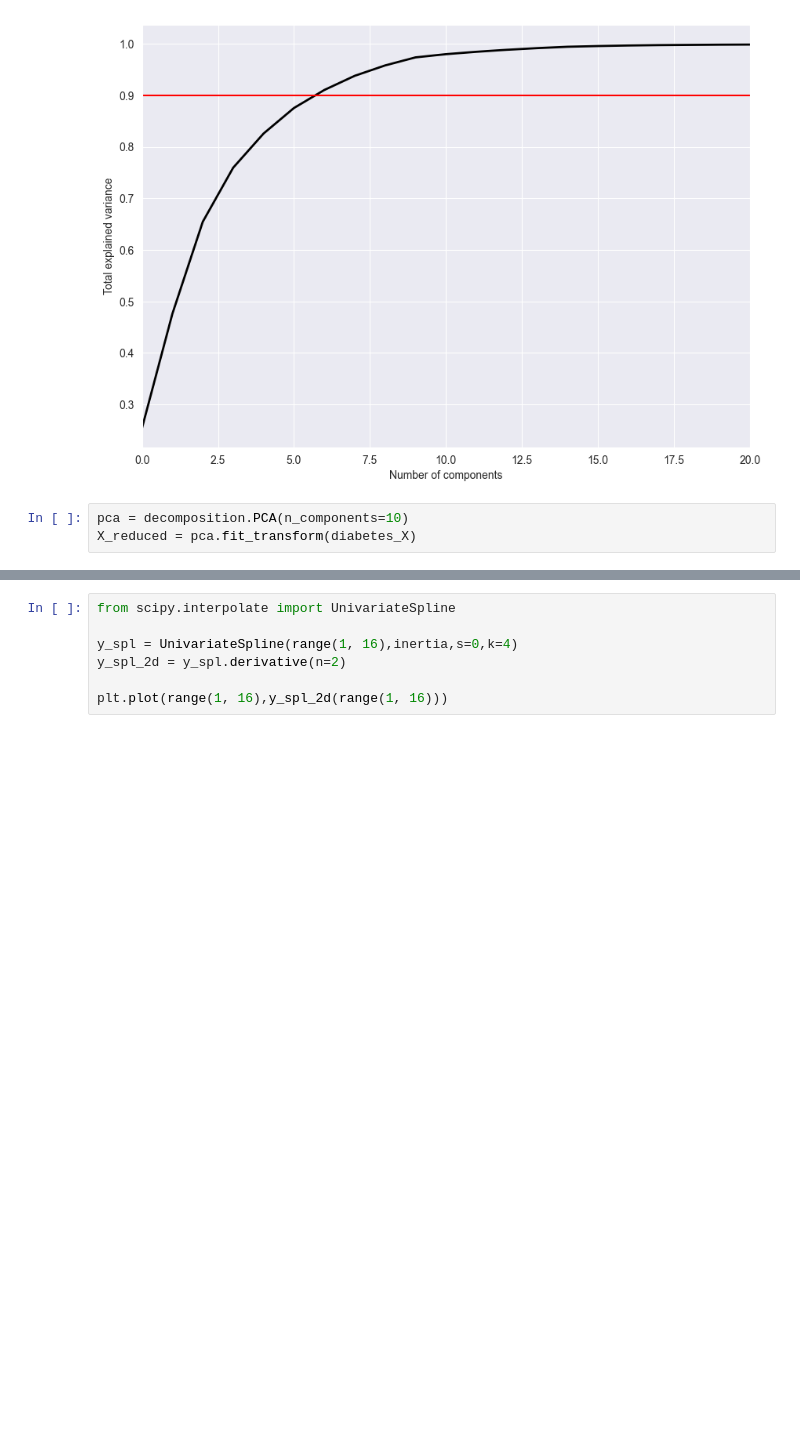
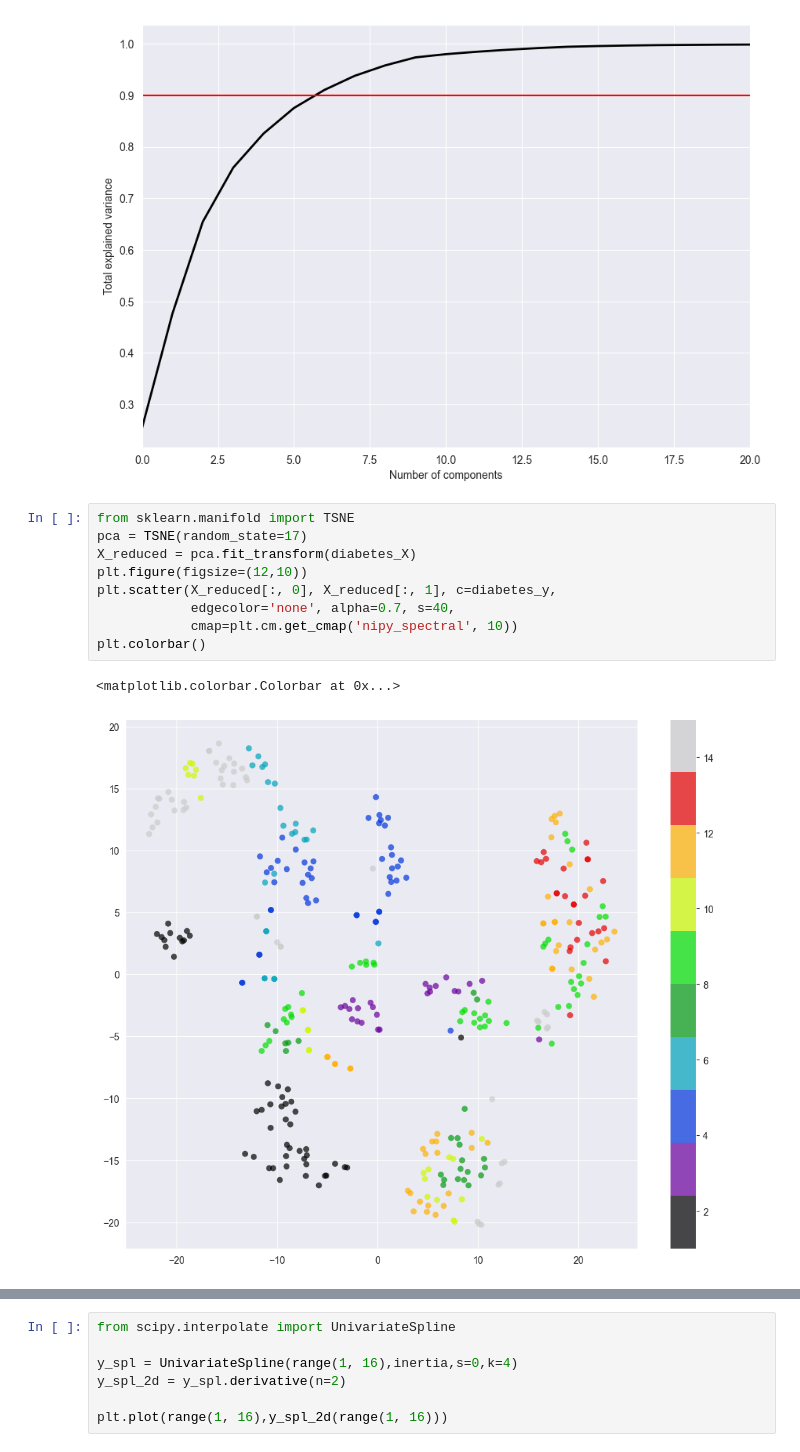
Before and after one commit to N777/ml_course_ru, a Jupyter notebook: assignments/Lab5/Lab5.ipynb, the cells around one changed output, grey strips where cells are left out. Cells and saved outputs as stored; diff of their text form; blank space fills up the shorter version.

```diff
--- a/assignments/Lab5/Lab5.ipynb
+++ b/assignments/Lab5/Lab5.ipynb
@@ -46,7 +46,16 @@ plt.axhline(0.9, c='r')
 plt.show();
 # %% [output]
 [figure]
-# %%
-pca = decomposition.PCA(n_components=10)
-X_reduced = pca.fit_transform(diabetes_X)
+# %%
+from sklearn.manifold import TSNE
+pca = TSNE(random_state=17)
+X_reduced = pca.fit_transform(diabetes_X)
+plt.figure(figsize=(12,10))
+plt.scatter(X_reduced[:, 0], X_reduced[:, 1], c=diabetes_y,
+            edgecolor='none', alpha=0.7, s=40,
+            cmap=plt.cm.get_cmap('nipy_spectral', 10))
+plt.colorbar()
+# %% [output]
+<matplotlib.colorbar.Colorbar at 0x...>
+[figure, added]
 # %%
```
Also changed, not shown: parts of 1 cell of this notebook.
